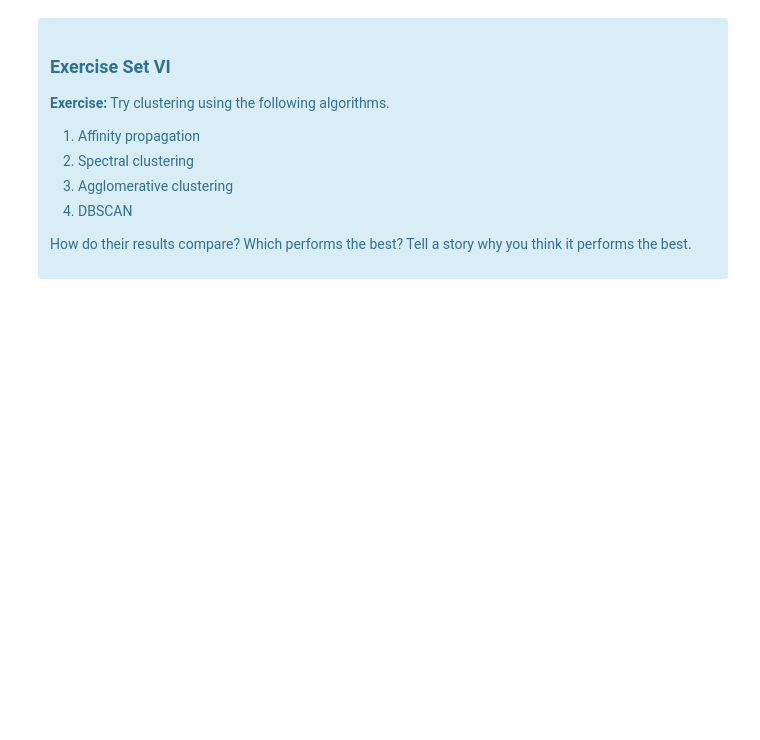
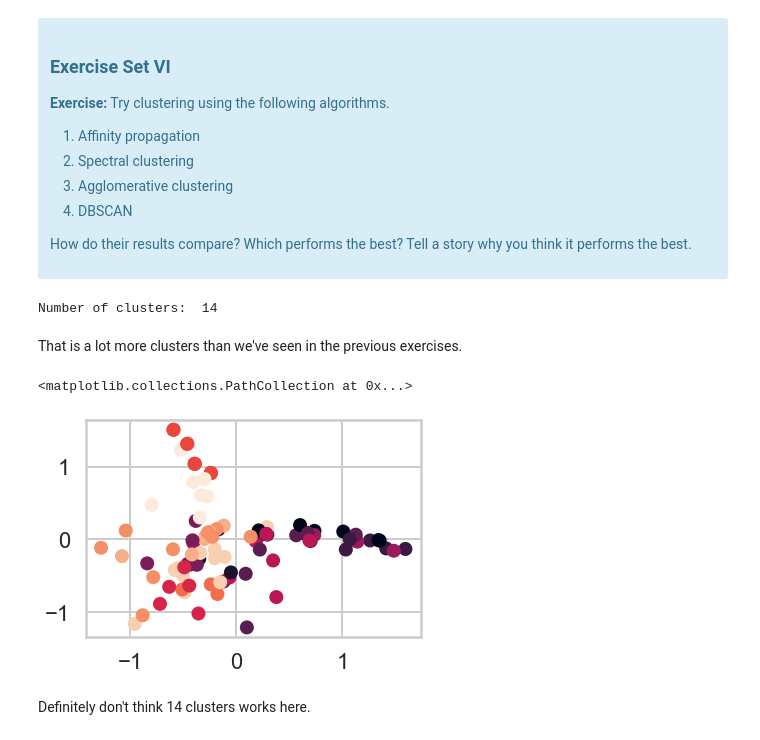
Before and after one commit to ashleyg16/Springboard, a Jupyter notebook: Clustering_Case_Study_updated_10_15_2020/Clustering Case Study - Customer Segmentation with K-Means - Tier 3.ipynb, the cells around one changed output. Cells and saved outputs as stored; diff of their text form; code cells hidden in the pictures; blank space fills up the shorter version.

```diff
--- a/Clustering_Case_Study_updated_10_15_2020/Clustering Case Study - Customer Segmentation with K-Means - Tier 3.ipynb
+++ b/Clustering_Case_Study_updated_10_15_2020/Clustering Case Study - Customer Segmentation with K-Means - Tier 3.ipynb
@@ -515,0 +514,27 @@ Source: http://scikit-learn.org/stable/modules/clustering.html
+# %%
+# Your turn
+#Doing Affinity Propagation first
+from sklearn.cluster import AffinityPropagation
+from sklearn import metrics
+
+af = AffinityPropagation(random_state = 42).fit(x_cols)
+cluster_center_indices = af.cluster_centers_indices_
+labels_af = af.labels_
+n_clusters_af = len(cluster_center_indices)
+
+print('Number of clusters: ', n_clusters_af)
+# %% [output]
+Number of clusters:  14
+# %% [markdown]
+That is a lot more clusters than we've seen in the previous exercises.
+# %%
+#going to use PCA to visualize the 14 clusters
+pca = sklearn.decomposition.PCA(n_components = 2)
+pc1, pc2 = zip(*pca.fit_transform(x_cols))
+
+plt.scatter(pc1, pc2, c = labels_af)
+# %% [output]
+<matplotlib.collections.PathCollection at 0x...>
+[figure, added]
+# %% [markdown]
+Definitely don't think 14 clusters works here.
```
Also changed, not shown: parts of 12 cells of this notebook.
